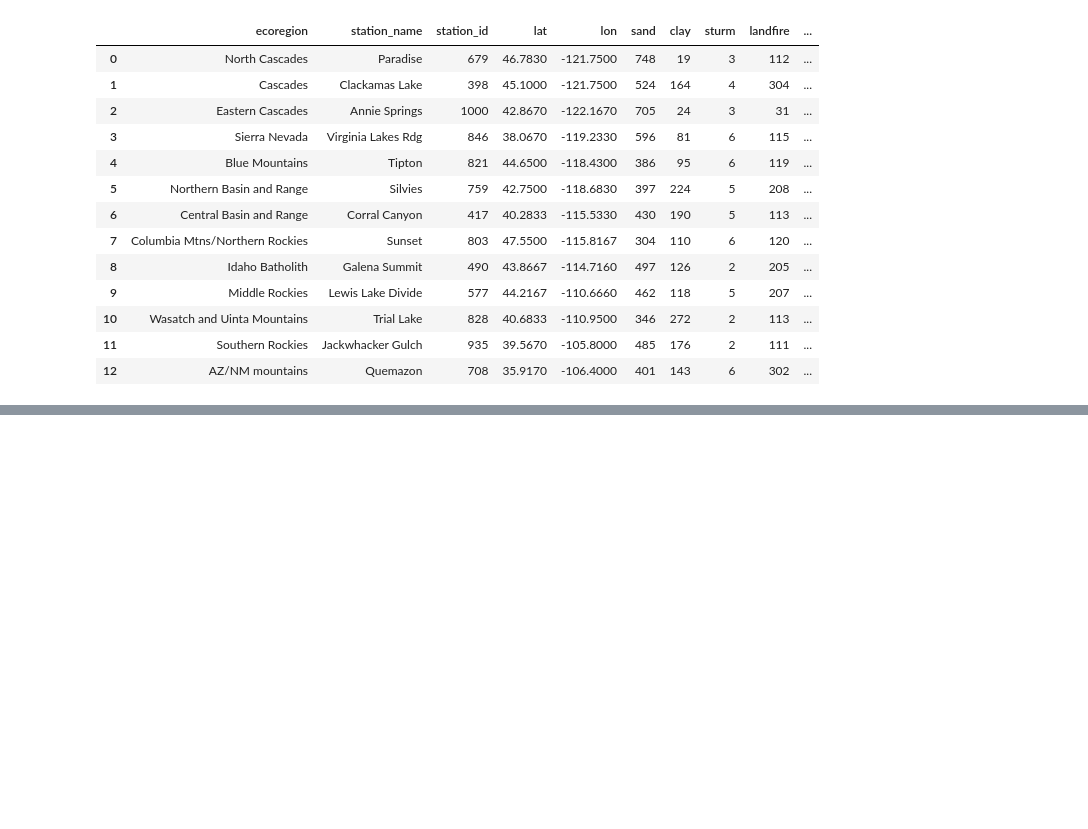
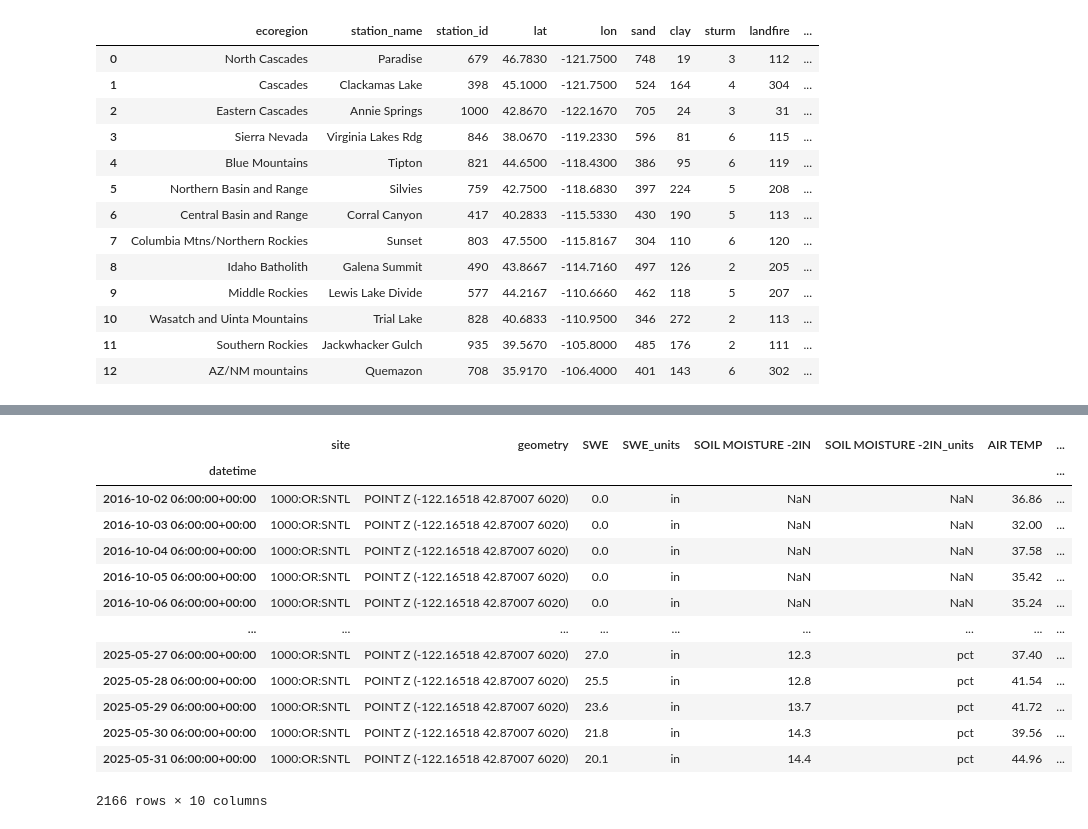
Before and after one commit to rpalomaki/SWE_error_analysis, a Jupyter notebook: ross_sandbox.ipynb, the cells around one changed output, grey strips where cells are left out. Cells and saved outputs as stored; diff of their text form; code cells hidden in the pictures; blank space fills up the shorter version.

```diff
--- a/ross_sandbox.ipynb
+++ b/ross_sandbox.ipynb
@@ -308,0 +376,17 @@ sites.to_csv('../data_sandbox/swe_errors/snotel/fig4_sites.csv')
+# %%
+data
+# %% [output]
+|  | site | geometry | SWE | SWE_units | SOIL MOISTURE -2IN | SOIL MOISTURE -2IN_units | AIR TEMP | ... |
+| datetime |  |  |  |  |  |  |  | ... |
+| 2016-10-02 06:00:00+00:00 | 1000:OR:SNTL | POINT Z (-122.16518 42.87007 6020) | 0.0 | in | NaN | NaN | 36.86 | ... |
+| 2016-10-03 06:00:00+00:00 | 1000:OR:SNTL | POINT Z (-122.16518 42.87007 6020) | 0.0 | in | NaN | NaN | 32.00 | ... |
+| 2016-10-04 06:00:00+00:00 | 1000:OR:SNTL | POINT Z (-122.16518 42.87007 6020) | 0.0 | in | NaN | NaN | 37.58 | ... |
+| 2016-10-05 06:00:00+00:00 | 1000:OR:SNTL | POINT Z (-122.16518 42.87007 6020) | 0.0 | in | NaN | NaN | 35.42 | ... |
+| 2016-10-06 06:00:00+00:00 | 1000:OR:SNTL | POINT Z (-122.16518 42.87007 6020) | 0.0 | in | NaN | NaN | 35.24 | ... |
+| ... | ... | ... | ... | ... | ... | ... | ... | ... |
+| 2025-05-27 06:00:00+00:00 | 1000:OR:SNTL | POINT Z (-122.16518 42.87007 6020) | 27.0 | in | 12.3 | pct | 37.40 | ... |
+| 2025-05-28 06:00:00+00:00 | 1000:OR:SNTL | POINT Z (-122.16518 42.87007 6020) | 25.5 | in | 12.8 | pct | 41.54 | ... |
+| 2025-05-29 06:00:00+00:00 | 1000:OR:SNTL | POINT Z (-122.16518 42.87007 6020) | 23.6 | in | 13.7 | pct | 41.72 | ... |
+| 2025-05-30 06:00:00+00:00 | 1000:OR:SNTL | POINT Z (-122.16518 42.87007 6020) | 21.8 | in | 14.3 | pct | 39.56 | ... |
+| 2025-05-31 06:00:00+00:00 | 1000:OR:SNTL | POINT Z (-122.16518 42.87007 6020) | 20.1 | in | 14.4 | pct | 44.96 | ... |
+2166 rows × 10 columns
```
Also changed, not shown: parts of 14 cells of this notebook.
